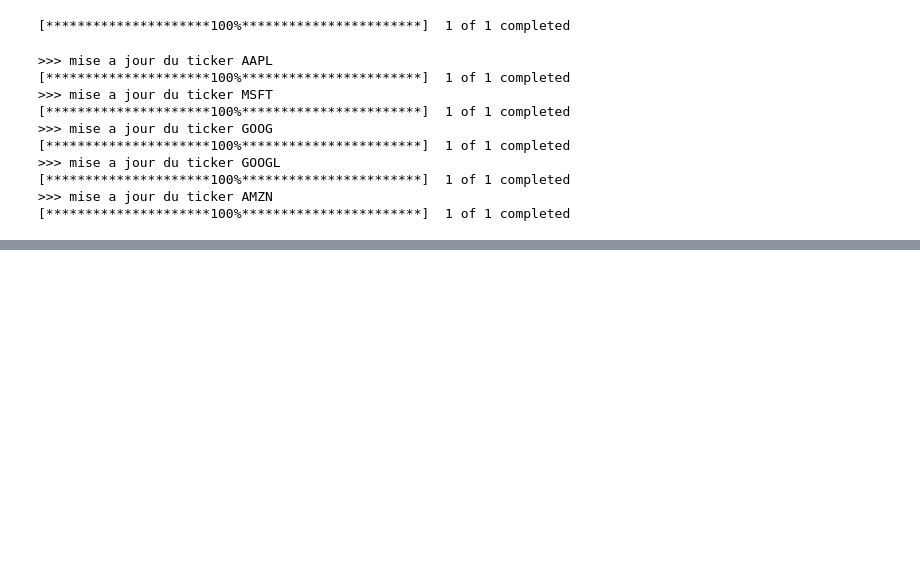
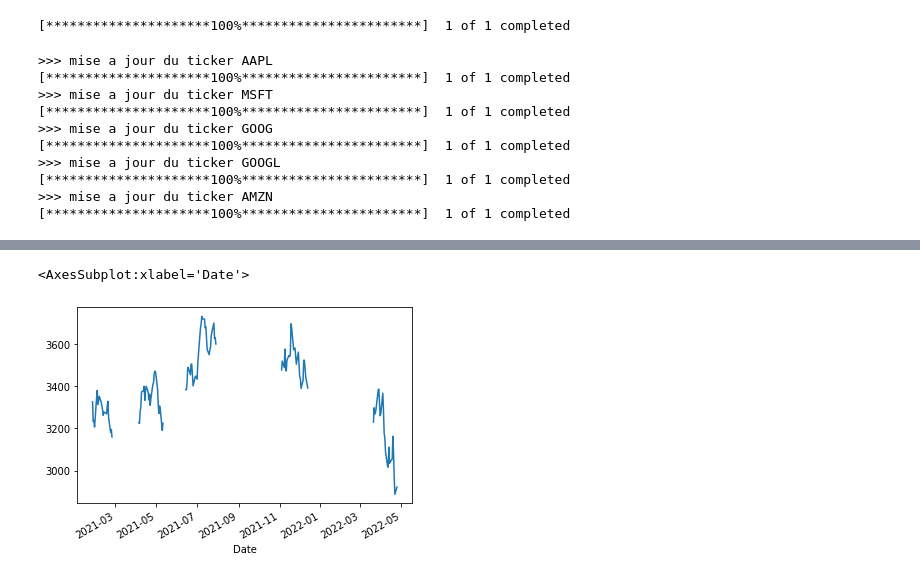
Before and after one commit to antoinebarre/grisbi-dev, a Jupyter notebook: test_manipulation_stock.ipynb, the cells around one changed output, grey strips where cells are left out. Saved outputs shown, nothing was run; the diff lists cells and outputs as text; code cells hidden in the pictures; blank space fills up the shorter version.

```diff
--- a/test_manipulation_stock.ipynb
+++ b/test_manipulation_stock.ipynb
@@ -48,0 +63,6 @@ grisbi.plot_candlestick(df)
+# %%
+
+dt["value"].plot()
+# %% [output]
+<AxesSubplot:xlabel='Date'>
+[figure, added]
```
Also changed, not shown: parts of 9 cells of this notebook, 1 other file.
